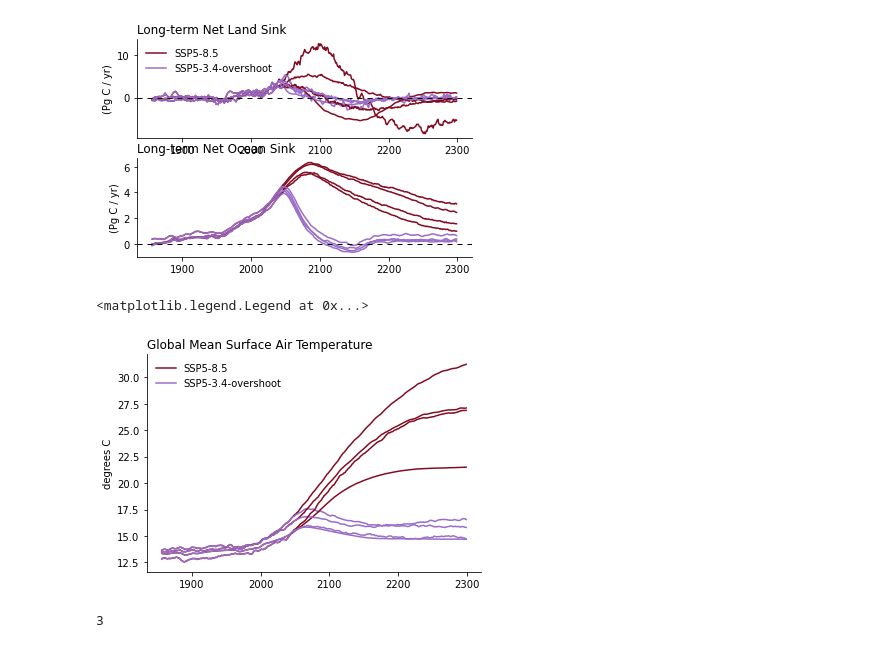
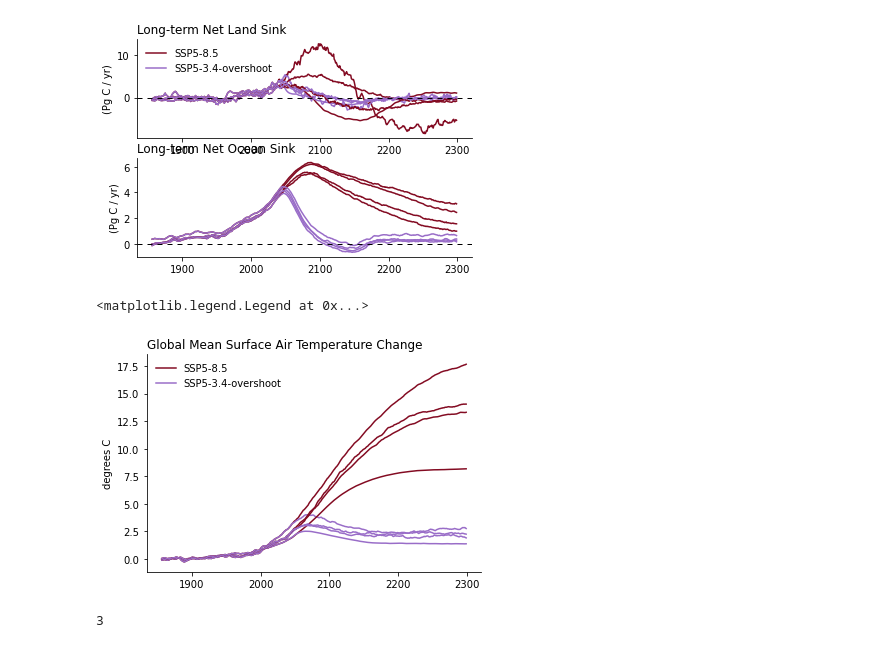
Before and after one commit to ckoven/longterm_carboncycle_three_ssps, a Jupyter notebook: longterm_carboncycle.ipynb, the cells around one changed output. Saved outputs shown, nothing was run; the diff lists cells and outputs as text; code cells hidden in the pictures.

```diff
--- a/longterm_carboncycle.ipynb
+++ b/longterm_carboncycle.ipynb
@@ -18,7 +18,7 @@ exps_list = ('historical','ssp585','ssp534-over')
 vars_list = ('tas','fgco2','nbp')
 gridvars_list = ('areacella','areacello','sftlf','sftof')
 
-models_list = ('CanESM5','UVic', 'CESM2-WACCM', 'IPSL-CM6A-LR')
+models_list = ('CanESM5','UVic-ESCM', 'CESM2-WACCM', 'IPSL-CM6A-LR')
 
 globally_gridded = [True, False, True, True]
 
@@ -42,4 +42,6 @@ startyear_exps = [1850, 2015, 2040]
 endyear_exps = [2014, 2299, 2299]
 nyears_total = 2299-1850+1
 years = np.arange(nyears_total)+startyear_exps[0]
+
+years_to_average_gmst = 50
 # %%
@@ -236,9 +238,9 @@ startyear_list[model_i][exps_list.index('historical')]  = 1850
 startyear_list[model_i][exps_list.index('ssp585')]      = 2015
 startyear_list[model_i][exps_list.index('ssp534-over')] = 2040
 # %%
-### load all the files for UVic
+### gather all the files for UVic
 
-model_i = models_list.index('UVic')
+model_i = models_list.index('UVic-ESCM')
 
 file_master_list_dynamics[model_i][vars_list.index('tas')][exps_list.index('historical')] = 'tsi_hist_c3.nc'
 
@@ -492,20 +494,20 @@ ax.spines['top'].set_visible(False)
 # %%
 ax = plt.subplot(111)
 
 for model_i in range(nmodels):
-    ax.plot(years, tas_trajectories_2exp[model_i,0,:], color=ssp585_color)
-    ax.plot(years, tas_trajectories_2exp[model_i,1,:], color=ssp534os_color)
+    ax.plot(years, tas_trajectories_2exp[model_i,0,:] - tas_trajectories_2exp[model_i,0,0:years_to_average_gmst].mean(), color=ssp585_color)
+    ax.plot(years, tas_trajectories_2exp[model_i,1,:] - tas_trajectories_2exp[model_i,0,0:years_to_average_gmst].mean(), color=ssp534os_color)
 
 #ax.axhline(y=0, dashes=[5,5], color='black', linewidth=1.)
 plt.ylabel('degrees C')
-plt.title('Global Mean Surface Air Temperature',loc='left')
+plt.title('Global Mean Surface Air Temperature Change',loc='left')
 
 ax.spines['right'].set_visible(False)
 ax.spines['top'].set_visible(False)
 plt.legend(['SSP5-8.5', 'SSP5-3.4-overshoot'], frameon=False)
 # %% [output]
 <matplotlib.legend.Legend at 0x...>
-[figure, old version]
+[figure, new version]
 # %%
 ### plot zonal-mean fields of NBP over time
 max_val = 150 #saturating color in g C / m2 / yr
```
Also changed, not shown: parts of 9 cells of this notebook.
